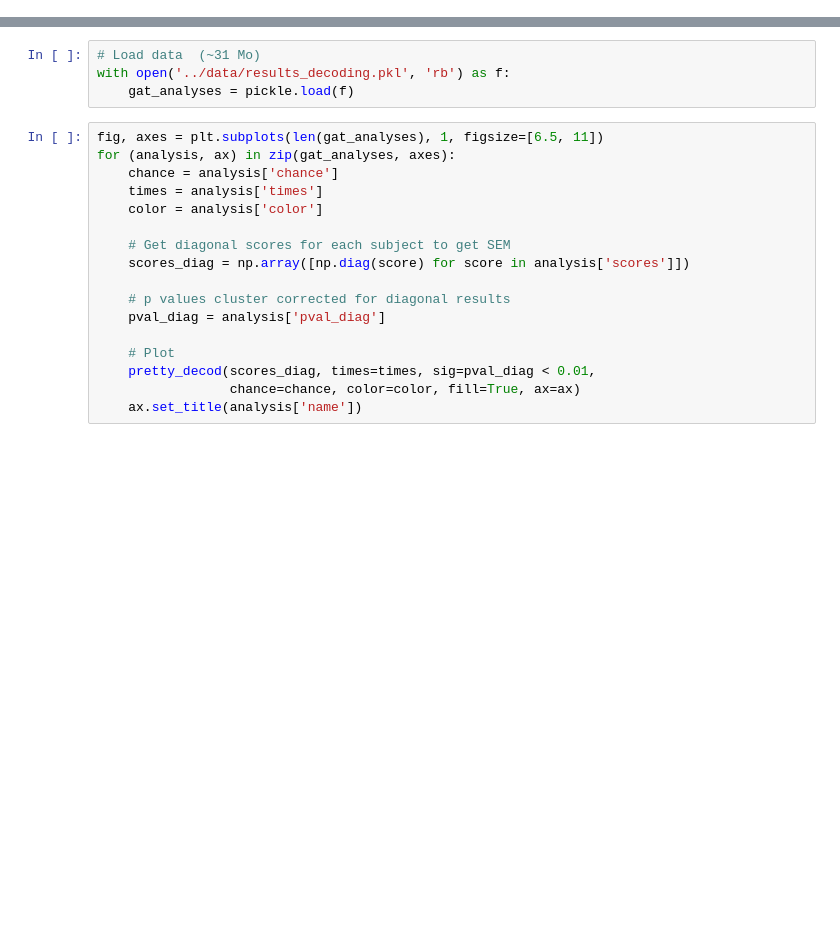
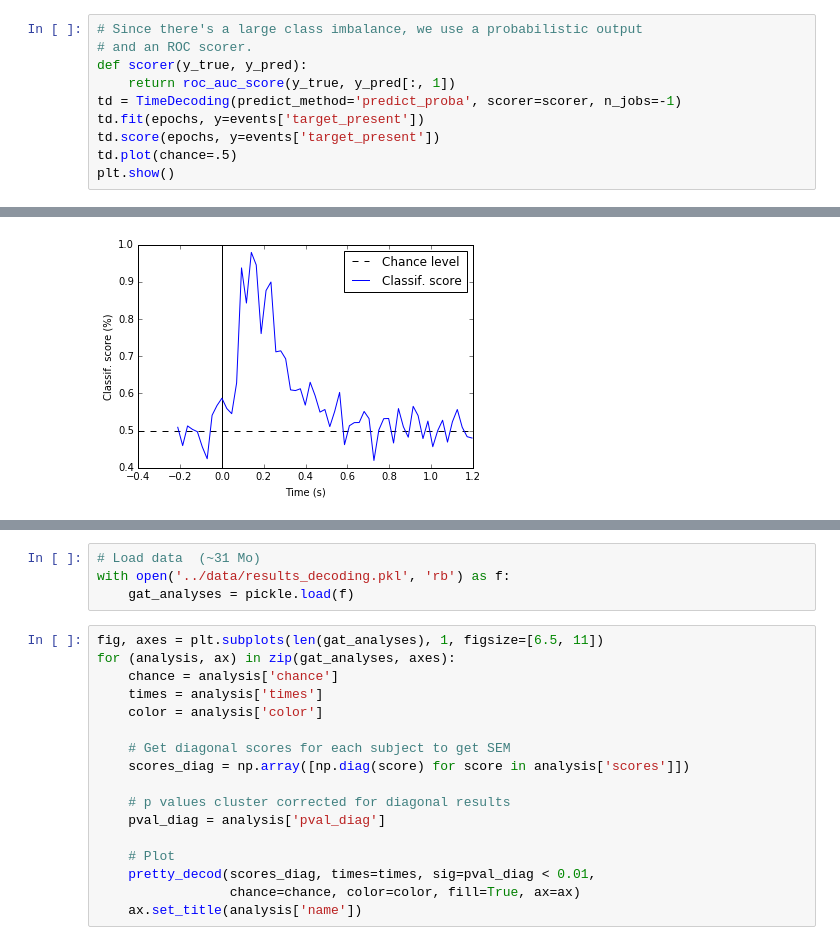
Before and after one commit to kingjr/decod_unseen_maintenance, a Jupyter notebook: notebook/results_summary.ipynb, the cells around one changed output, grey strips where cells are left out. Cells and saved outputs as stored; diff of their text form; blank space fills up the shorter version.

```diff
--- a/notebook/results_summary.ipynb
+++ b/notebook/results_summary.ipynb
@@ -20,0 +64,11 @@ from jr.plot import pretty_gat, pretty_decod
+# %%
+# Since there's a large class imbalance, we use a probabilistic output
+# and an ROC scorer.
+def scorer(y_true, y_pred):
+    return roc_auc_score(y_true, y_pred[:, 1])
+td = TimeDecoding(predict_method='predict_proba', scorer=scorer, n_jobs=-1)
+td.fit(epochs, y=events['target_present'])
+td.score(epochs, y=events['target_present'])
+td.plot(chance=.5)
+plt.show()
+# %% [output]
@@ -20,0 +87 @@ from jr.plot import pretty_gat, pretty_decod
+[figure, added]
```
Also changed, not shown: parts of 22 cells of this notebook, 2 other files.
